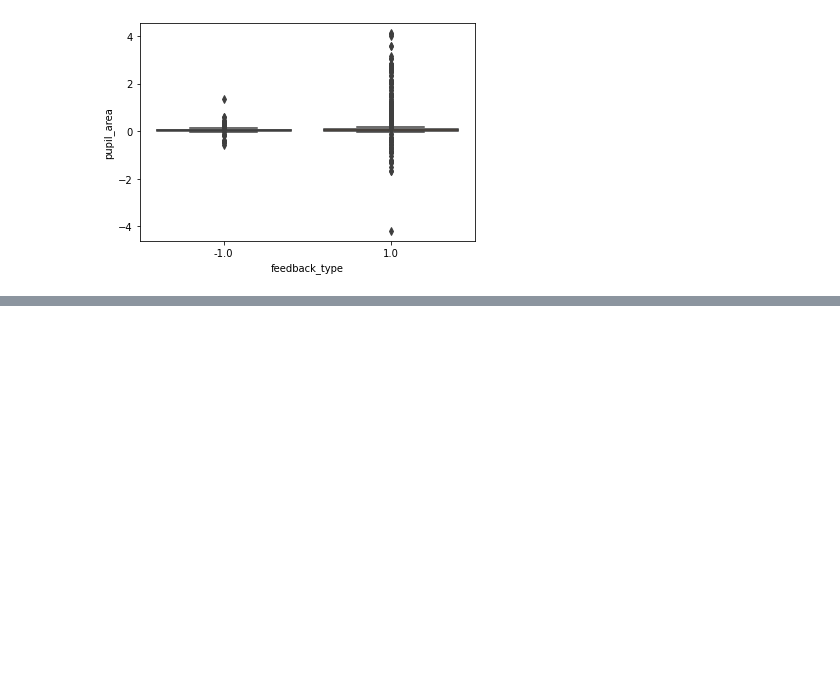
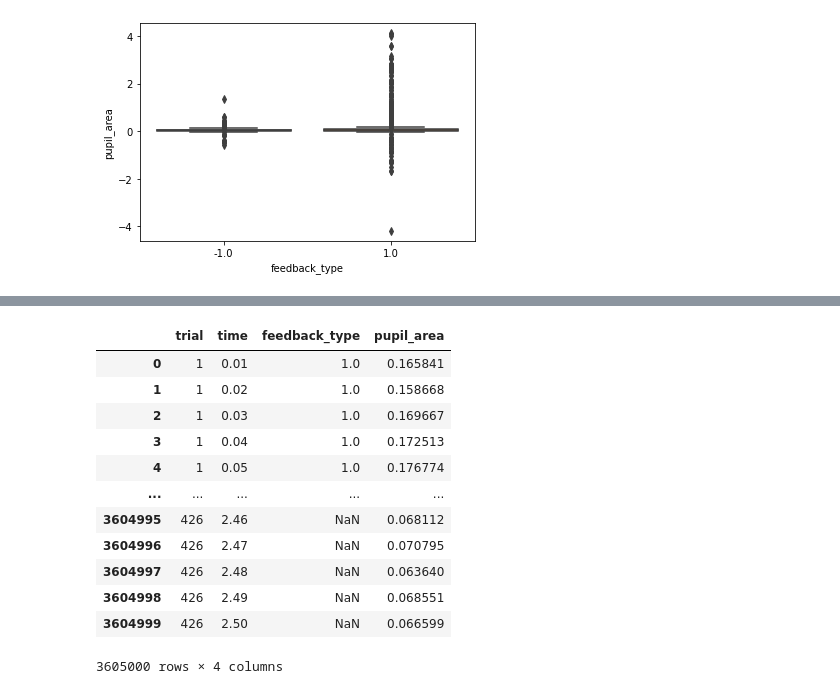
Before and after one commit to ibehave-ibots/bootcamp2023, a Jupyter notebook: round2/day2_session1.ipynb, the cells around one changed output, grey strips where cells are left out. Drawn from its saved outputs; the diff is of its cells as text; code cells hidden in the pictures; blank space fills up the shorter version.

```diff
--- a/round2/day2_session1.ipynb
+++ b/round2/day2_session1.ipynb
@@ -240,0 +223,17 @@ data_list
+# %%
+df_allmice = pd.concat(datalist, axis=0, ignore_index=True)
+df_allmice
+# %% [output]
+|  | trial | time | feedback_type | pupil_area |
+| 0 | 1 | 0.01 | 1.0 | 0.165841 |
+| 1 | 1 | 0.02 | 1.0 | 0.158668 |
+| 2 | 1 | 0.03 | 1.0 | 0.169667 |
+| 3 | 1 | 0.04 | 1.0 | 0.172513 |
+| 4 | 1 | 0.05 | 1.0 | 0.176774 |
+| ... | ... | ... | ... | ... |
+| 3604995 | 426 | 2.46 | NaN | 0.068112 |
+| 3604996 | 426 | 2.47 | NaN | 0.070795 |
+| 3604997 | 426 | 2.48 | NaN | 0.063640 |
+| 3604998 | 426 | 2.49 | NaN | 0.068551 |
+| 3604999 | 426 | 2.50 | NaN | 0.066599 |
+3605000 rows × 4 columns
```
Also changed, not shown: parts of 7 cells of this notebook.
